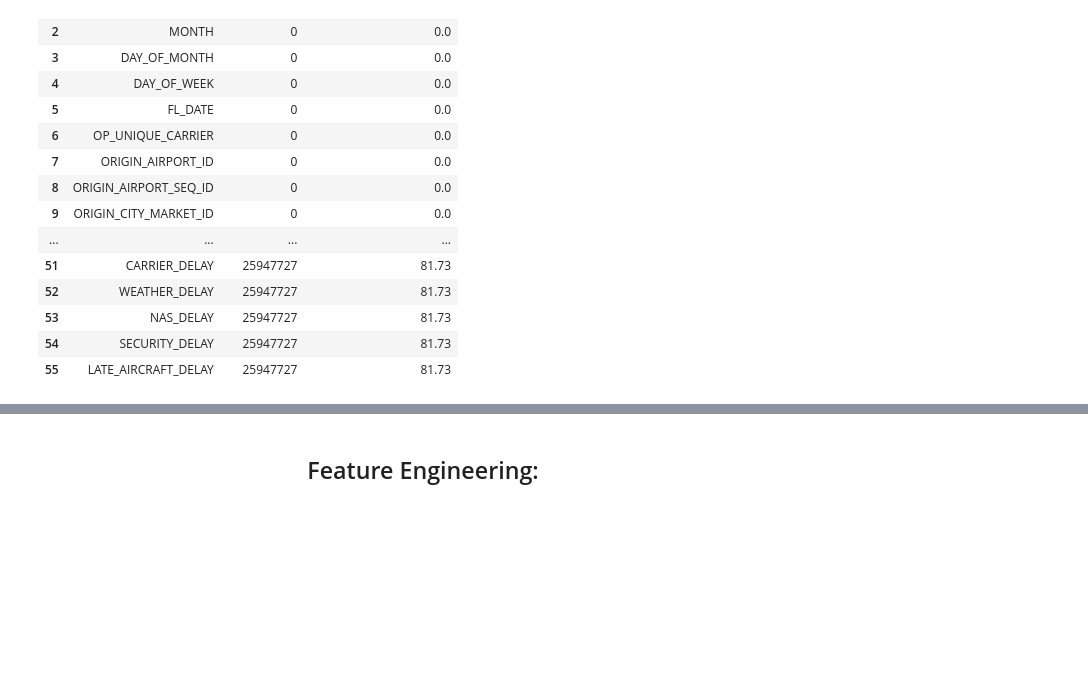
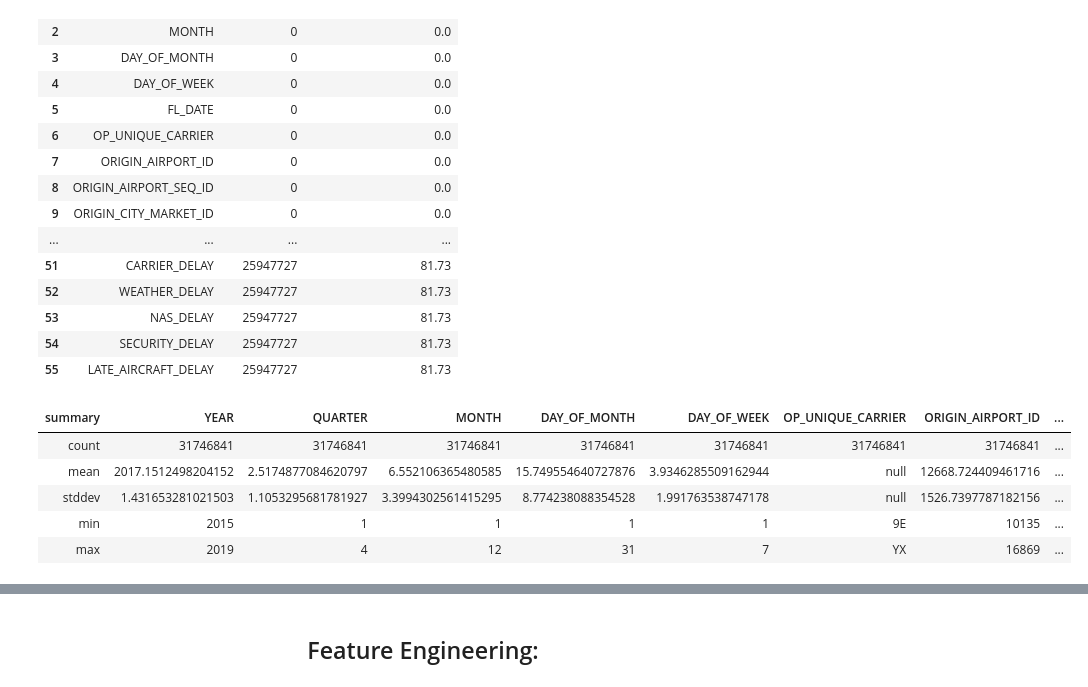
Before and after one commit to jayeshparikh/w261-project, a Jupyter notebook: W261_SPRING_FINAL_PROJECT_TEAM25.ipynb, the cells around one changed output, grey strips where cells are left out. Cells and saved outputs as stored; diff of their text form; code cells hidden in the pictures; blank space fills up the shorter version.

```diff
--- a/W261_SPRING_FINAL_PROJECT_TEAM25.ipynb
+++ b/W261_SPRING_FINAL_PROJECT_TEAM25.ipynb
@@ -107,6 +106,15 @@ airlines_nullCounts_df
 | 53 | NAS_DELAY | 25947727 | 81.73 |
 | 54 | SECURITY_DELAY | 25947727 | 81.73 |
 | 55 | LATE_AIRCRAFT_DELAY | 25947727 | 81.73 |
+# %%
+display(airlines.describe())
+# %% [output]
+| summary | YEAR | QUARTER | MONTH | DAY_OF_MONTH | DAY_OF_WEEK | OP_UNIQUE_CARRIER | ORIGIN_AIRPORT_ID | ... |
+| count | 31746841 | 31746841 | 31746841 | 31746841 | 31746841 | 31746841 | 31746841 | ... |
+| mean | 2017.1512498204152 | 2.5174877084620797 | 6.552106365480585 | 15.749554640727876 | 3.9346285509162944 | null | 12668.724409461716 | ... |
+| stddev | 1.431653281021503 | 1.1053295681781927 | 3.3994302561415295 | 8.774238088354528 | 1.991763538747178 | null | 1526.7397787182156 | ... |
+| min | 2015 | 1 | 1 | 1 | 1 | 9E | 10135 | ... |
+| max | 2019 | 4 | 12 | 31 | 7 | YX | 16869 | ... |
 # %%
 sample_airlines_df = airlines.sample(False, 0.0001, 2020)
 airlines_pandas_df = sample_airlines_df.toPandas()
```
Also changed, not shown: parts of 14 cells of this notebook.
